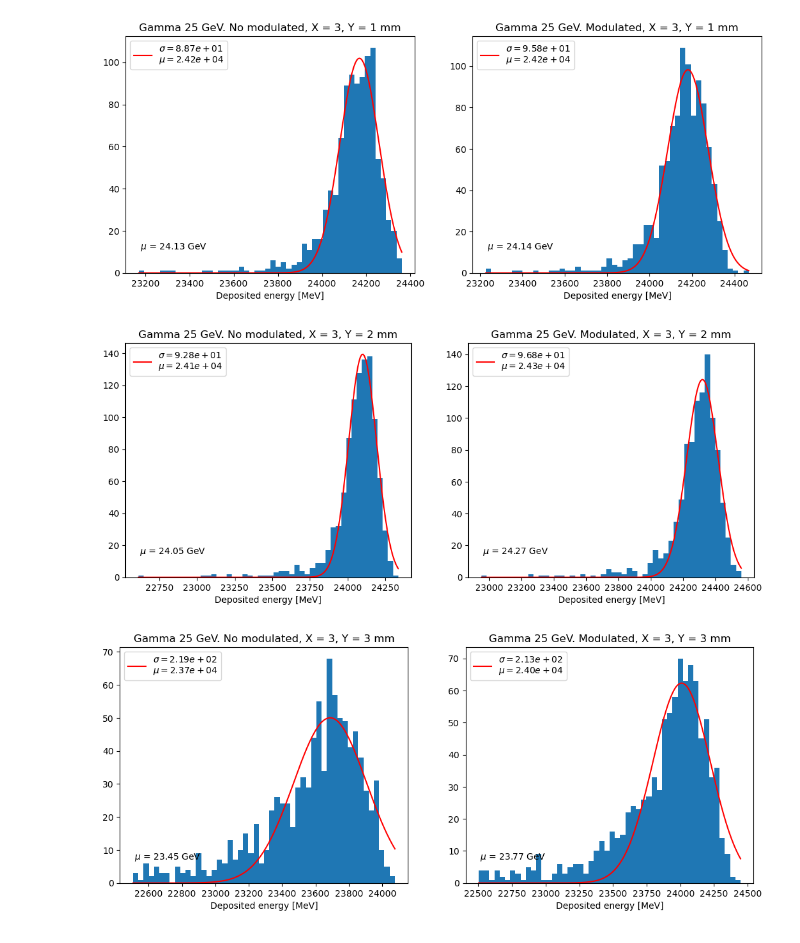
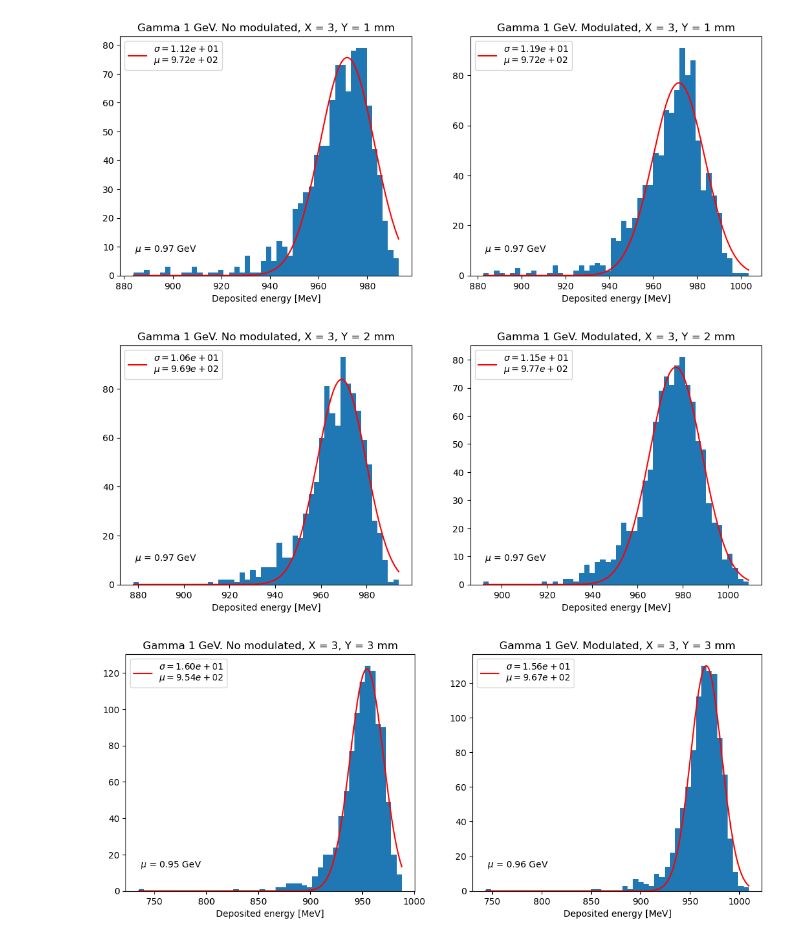
Before and after one commit to Denys-Klekots/GRAiNITA_testbeam, a Jupyter notebook: correctines_crosscheck.ipynb, the cells around one changed output. Cells and saved outputs as stored; diff of their text form; code cells hidden in the pictures.

```diff
--- a/correctines_crosscheck.ipynb
+++ b/correctines_crosscheck.ipynb
@@ -175,11 +176,11 @@ for i in range(4):
 
         fig, (ax1, ax2) = plt.subplots(1,2,figsize=(2*6.4, 1*4.8))
         # ax1.hist(eDeps[eDeps > 22500], bins=40, label="$\mu = {:.4f}$ GeV".format( np.mean(eDeps)/1000 ))
-        dispHistAndGauss(ax1, eDeps[eDeps > 22500])
+        dispHistAndGauss(ax1, eDeps)
 
         ax1.text(0.05, 0.1, "$\mu$ = {:.2f} GeV".format(np.mean(eDeps)/1000), transform=ax1.transAxes)
 
-        ax1.set_title(f"Gamma 25 GeV. No modulated, X = {i}, Y = {j} mm")
+        ax1.set_title(f"Gamma 1 GeV. No modulated, X = {i}, Y = {j} mm")
         ax1.set_xlabel("Deposited energy [MeV]")
         ax1.legend()
 
@@ -199,11 +200,11 @@ for i in range(4):
         eDeps = np.sum(eDeps, axis=-1)
         eDeps = np.sum(eDeps, axis=-1)
 
-        dispHistAndGauss(ax2, eDeps[eDeps > 22500])
+        dispHistAndGauss(ax2, eDeps)
 
         ax2.text(0.05, 0.1, "$\mu$ = {:.2f} GeV".format(np.mean(eDeps)/1000), transform=ax2.transAxes)
 
-        ax2.set_title(f"Gamma 25 GeV. Modulated, X = {i}, Y = {j} mm")
+        ax2.set_title(f"Gamma 1 GeV. Modulated, X = {i}, Y = {j} mm")
         ax2.set_xlabel("Deposited energy [MeV]")
         ax2.legend()
 
@@ -211,5 +212,5 @@ for i in range(4):
 
         eDeps_modulated_dict[key] = eDeps
 
-        # fig.savefig(key+".png")
+        fig.savefig("plots/"+key+".png")
 # %% [output]
@@ -223,6 +224,6 @@ for i in range(4):
-[figure, old version]
+[figure, new version]
-[figure, old version]
+[figure, new version]
-[figure, old version]
+[figure, new version]
 # %%
 efficiency_mesh = np.zeros( (7,7) )
 
```
Also changed, not shown: parts of 6 cells of this notebook, 2 other files.
